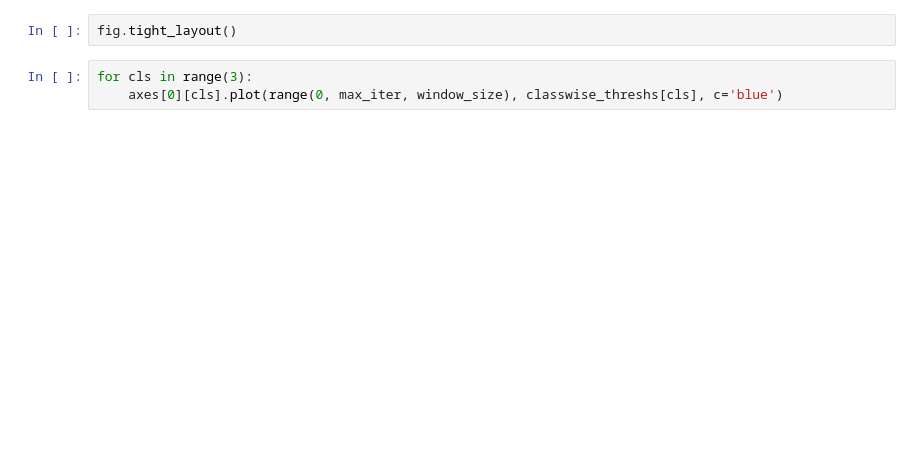
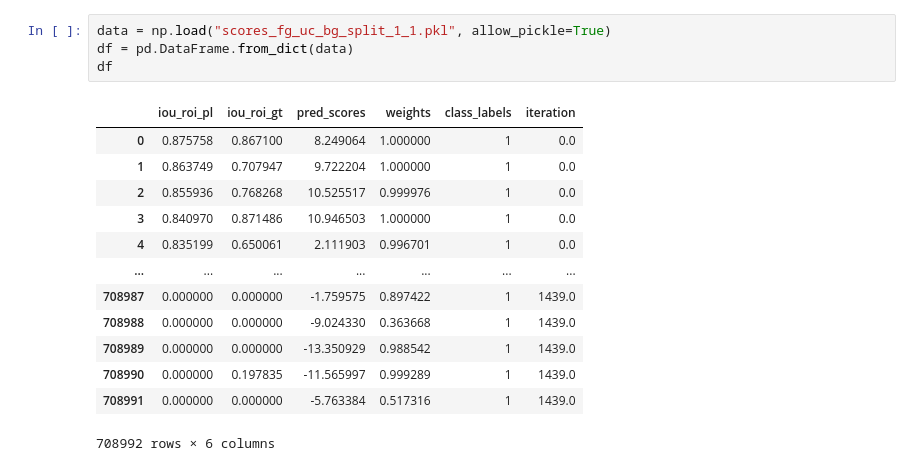
Before and after one commit to fnozarian/OpenPCDet, a Jupyter notebook: tools/adaptive_thresh.ipynb, the cells around one changed output. Saved outputs shown, nothing was run; the diff lists cells and outputs as text; blank space fills up the shorter version.

Commit message:
DA-35 Update adaptive thresh notebook with GM 2.

```diff
--- a/tools/adaptive_thresh.ipynb
+++ b/tools/adaptive_thresh.ipynb
@@ -103,5 +21,18 @@ for cls in range(3):
-# %%
-fig.tight_layout()
-# %%
-for cls in range(3):
-    axes[0][cls].plot(range(0, max_iter, window_size), classwise_threshs[cls], c='blue')
+# %%
+data = np.load("scores_fg_uc_bg_split_1_1.pkl", allow_pickle=True)
+df = pd.DataFrame.from_dict(data)
+df
+# %% [output]
+|  | iou_roi_pl | iou_roi_gt | pred_scores | weights | class_labels | iteration |
+| 0 | 0.875758 | 0.867100 | 8.249064 | 1.000000 | 1 | 0.0 |
+| 1 | 0.863749 | 0.707947 | 9.722204 | 1.000000 | 1 | 0.0 |
+| 2 | 0.855936 | 0.768268 | 10.525517 | 0.999976 | 1 | 0.0 |
+| 3 | 0.840970 | 0.871486 | 10.946503 | 1.000000 | 1 | 0.0 |
+| 4 | 0.835199 | 0.650061 | 2.111903 | 0.996701 | 1 | 0.0 |
+| ... | ... | ... | ... | ... | ... | ... |
+| 708987 | 0.000000 | 0.000000 | -1.759575 | 0.897422 | 1 | 1439.0 |
+| 708988 | 0.000000 | 0.000000 | -9.024330 | 0.363668 | 1 | 1439.0 |
+| 708989 | 0.000000 | 0.000000 | -13.350929 | 0.988542 | 1 | 1439.0 |
+| 708990 | 0.000000 | 0.197835 | -11.565997 | 0.999289 | 1 | 1439.0 |
+| 708991 | 0.000000 | 0.000000 | -5.763384 | 0.517316 | 1 | 1439.0 |
+708992 rows × 6 columns
```
Also changed, not shown: parts of 9 cells of this notebook.
